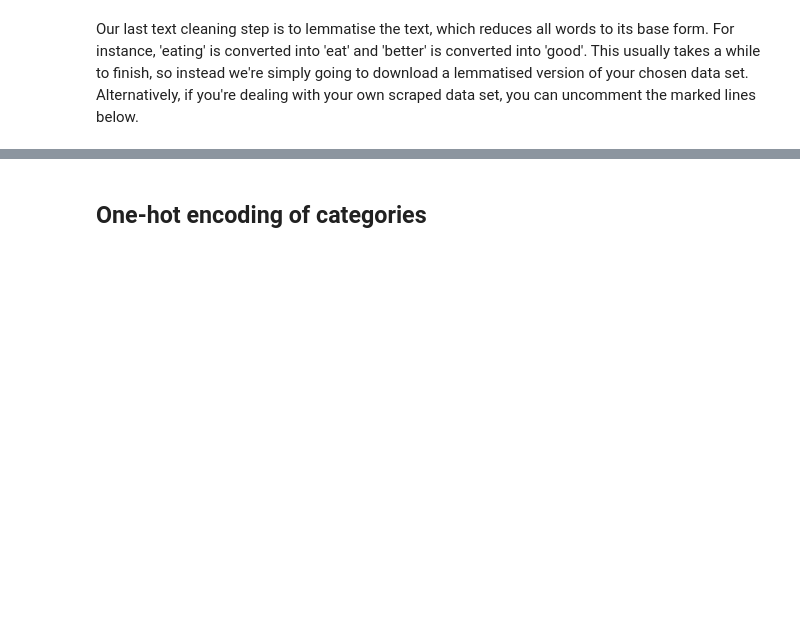
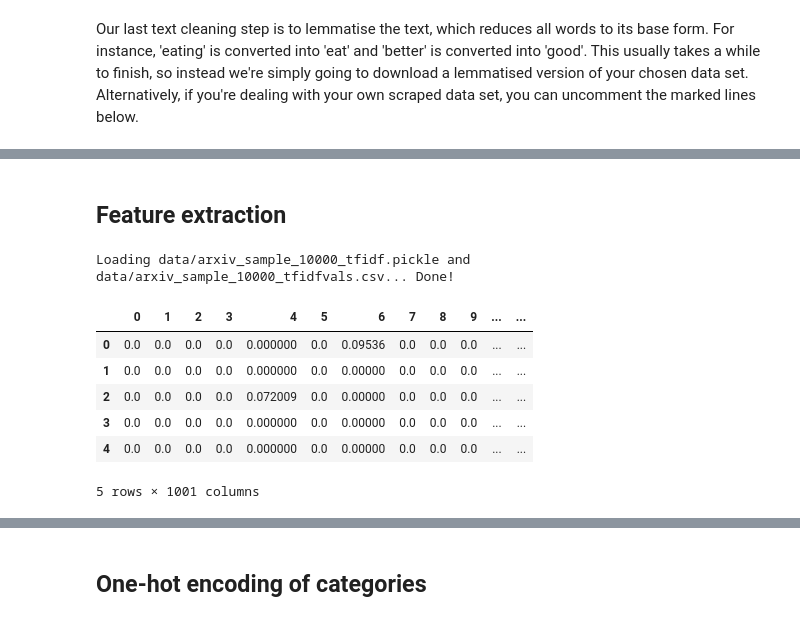
Before and after one commit to saattrupdan/scholarly, a Jupyter notebook: paper_classifier.ipynb, the cells around one changed output, grey strips where cells are left out. Saved outputs shown, nothing was run; the diff lists cells and outputs as text; code cells hidden in the pictures; blank space fills up the shorter version.

```diff
--- a/paper_classifier.ipynb
+++ b/paper_classifier.ipynb
@@ -200,0 +219,61 @@ Loaded lemmatised data from data/arxiv_sample_1000_clean.csv.
+# %% [markdown]
+## Feature extraction
+# %%
+from sklearn.feature_extraction.text import CountVectorizer, TfidfVectorizer
+
+df_vec = df_lemm.copy()
+full_pickle = f"data/{file_name}_tfidf.pickle"
+full_csv = f"data/{file_name}_tfidfvals.csv"
+
+if not os.path.isfile(full_pickle) or not os.path.isfile(full_csv):
+    vectorizer = TfidfVectorizer(
+        strip_accents = 'unicode',
+        lowercase = True,
+        analyzer = "word",
+        tokenizer = None,
+        preprocessor = None,
+        stop_words = 'english',
+        ngram_range = (1, 3),
+        max_features = 1000,
+    )
+
+    print("Training tfidf extractor...", end = " ")
+    vectorizer.fit(df_vec['clean_text'])
+    print("Done!")
+
+    print("Extracting tfidf features...", end = " ")
+    bag_of_words = vectorizer.transform(df_vec['clean_text']).toarray()
+    print("Done!")
+
+    with open(full_pickle, "wb") as pickle_out:
+        pickle.dump(bag_of_words, pickle_out)
+    print(f"Saved tfidf features to {full_pickle}.")
+
+    tfidf = pd.DataFrame(
+        index = vectorizer.vocabulary_.keys(),
+        data = vectorizer.idf_,
+        columns = ['tf-idf']
+    )
+    tfidf = tfidf.sort_values(by = ['tf-idf'], ascending = False)
+    tfidf.to_csv(full_csv)
+    print(f"Saved tfidf values to {full_csv}.")
+
+else:
+    print(f"Loading {full_pickle} and {full_csv}...", end = " ")
+    with open(full_pickle, "rb") as pickle_in:
+        bag_of_words = pickle.load(pickle_in)
+    tfidf = pd.read_csv(full_csv)
+    print("Done!")
+
+df_vec = pd.DataFrame(bag_of_words).join(df_vec['category'])
+df_vec = df_vec.dropna()
+df_vec.head()
+# %% [output]
+Loading data/arxiv_sample_10000_tfidf.pickle and data/arxiv_sample_10000_tfidfvals.csv... Done!
+|  | 0 | 1 | 2 | 3 | 4 | 5 | 6 | 7 | 8 | 9 | ... | ... |
+| 0 | 0.0 | 0.0 | 0.0 | 0.0 | 0.000000 | 0.0 | 0.09536 | 0.0 | 0.0 | 0.0 | ... | ... |
+| 1 | 0.0 | 0.0 | 0.0 | 0.0 | 0.000000 | 0.0 | 0.00000 | 0.0 | 0.0 | 0.0 | ... | ... |
+| 2 | 0.0 | 0.0 | 0.0 | 0.0 | 0.072009 | 0.0 | 0.00000 | 0.0 | 0.0 | 0.0 | ... | ... |
+| 3 | 0.0 | 0.0 | 0.0 | 0.0 | 0.000000 | 0.0 | 0.00000 | 0.0 | 0.0 | 0.0 | ... | ... |
+| 4 | 0.0 | 0.0 | 0.0 | 0.0 | 0.000000 | 0.0 | 0.00000 | 0.0 | 0.0 | 0.0 | ... | ... |
+5 rows × 1001 columns
```
Also changed, not shown: parts of 48 cells of this notebook, 4 other files.
